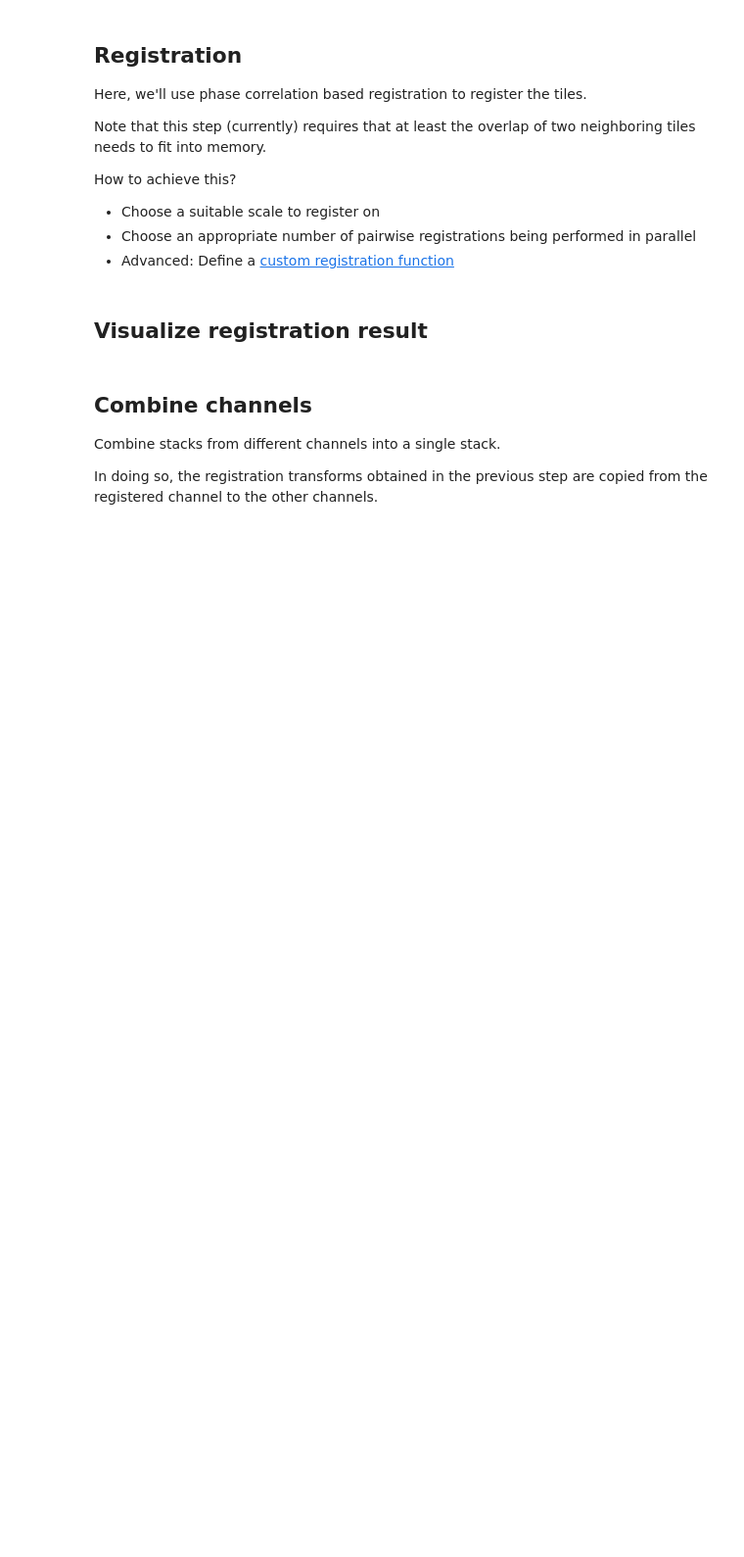
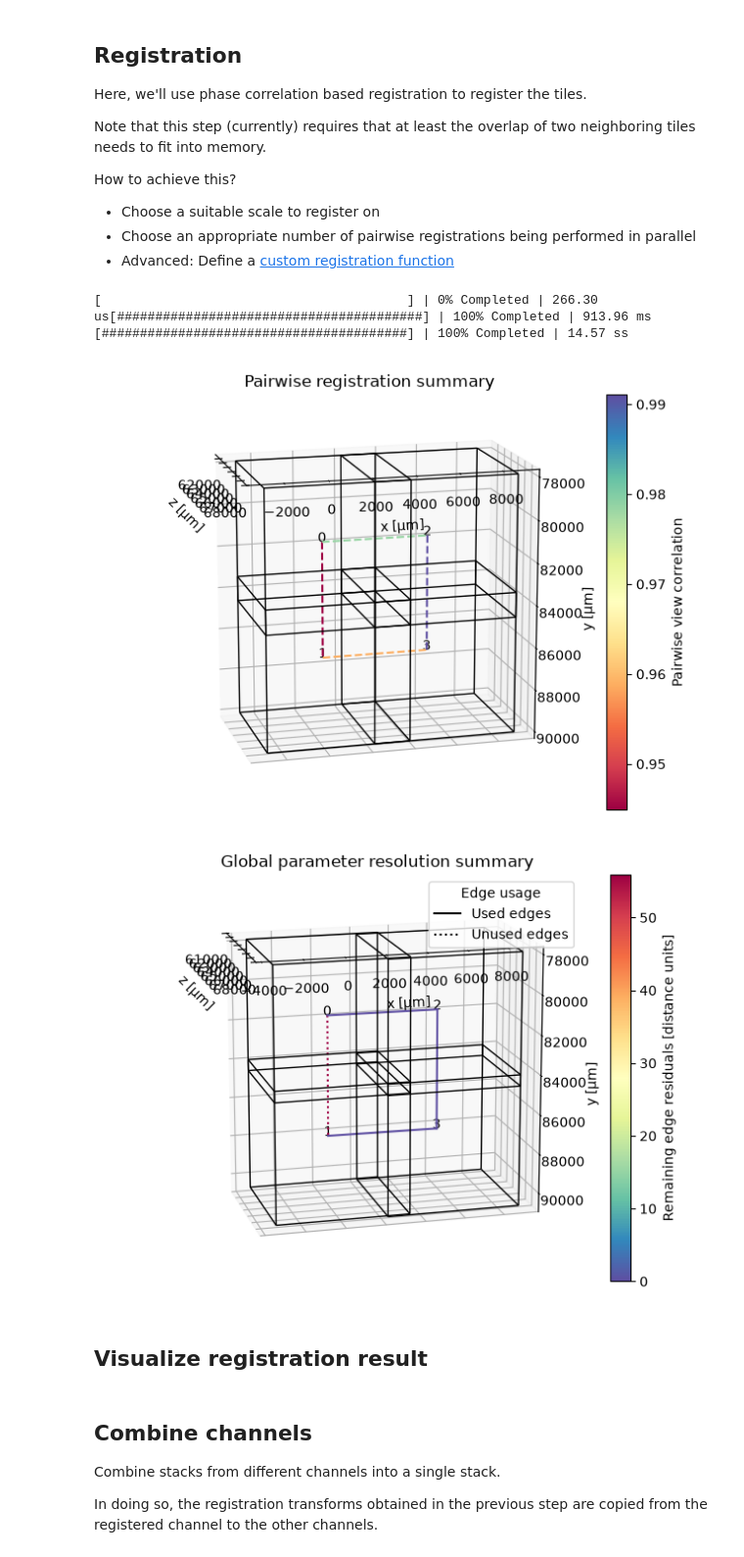
Before and after one commit to multiview-stitcher/multiview-stitcher, a Jupyter notebook: notebooks/stitching_mesospim.ipynb, the cells around one changed output. Shown at 98% size. Saved outputs shown, nothing was run; the diff lists cells and outputs as text; code cells hidden in the pictures; blank space fills up the shorter version.

```diff
--- a/notebooks/stitching_mesospim.ipynb
+++ b/notebooks/stitching_mesospim.ipynb
@@ -123,11 +178,12 @@ for izg, zgroup in enumerate(zgroups[:]):
     for idim, dim in enumerate(['z', 'y', 'x']):
         xparams_ome_zarr.loc[dim, "1"] *= spacing[dim]
 
-    msim = ngff_utils.ngff_multiscales_to_msim(
-        ngff_zarr.from_ngff_zarr(filepath),
+    msim = ngff_utils.read_msim_from_ome_zarr(
+        filepath,
         transform_key='ome-zarr',
-        )
+    )
 
+    # assign spacing
     msim = msim.map_over_datasets(lambda ds: xr.Dataset(
         {'image': ds.image.assign_coords(
                     {dim: ds.image.coords[dim] * spacing[dim]
@@ -238,0 +310,34 @@ dfi
+# %%
+from dask.delayed import delayed
+from dask import compute
+
+resolution_level = 3
+
+def gradient_magnitude_mean(image):
+    """
+    Returns the mean gradient magnitude.
+    """
+    x = np.array(image).squeeze()
+    grads = np.gradient(x)
+    grad_mag = np.sqrt(sum(g * g for g in grads))
+    return grad_mag.mean()
+
+# Build lazy Dask scalars, one per row
+df["grad_mag"] = df["msim"].map(
+    lambda msim: delayed(gradient_magnitude_mean)(msim[f"scale{resolution_level}/image"])
+)
+
+# Execute all rows in parallel
+df["grad_mag"] = compute(
+    *df["grad_mag"].to_list(),
+    # scheduler="single-threaded",
+)
+
+# for each group of tile, angle, ch keep only the illumination with the highest mean gradient magnitude
+dfi = df.groupby(['tile', 'angle', 'ch'])[['msim', 'ill', 'grad_mag', 'filepath']].apply(
+    lambda group: group.loc[group['grad_mag'].idxmax()]
+)
+
+dfi = dfi.reset_index()
+
+dfi
@@ -250,24 +365,30 @@ How to achieve this?
 # %%
 import dask.diagnostics
 
 # select a channel for registration
 reg_channel_index = 1
 df_reg = dfi[(dfi.ch == reg_channel_index)]
 
 # select a resolution level for registration
-reg_res_level = 2
+reg_res_level = 3
 
 with dask.diagnostics.ProgressBar():
     registration.register(
             df_reg['msim'].tolist(),
             transform_key='ome-zarr',
             new_transform_key='phase_corr_registered',
             reg_channel_index=0,
             # registration_binning={'z': 2, 'y': 2, 'x': 2},
             pre_registration_pruning_method='keep_axis_aligned',
             reg_res_level=reg_res_level,
             n_parallel_pairwise_regs=10, # trade-off speed vs memory requirements (estimate of required memory: 2 * n_parallel_pairwise_regs * overlap_data_size))
+            plot_summary=True,
         )
+# %% [output]
+[                                        ] | 0% Completed | 266.30 us[########################################] | 100% Completed | 913.96 ms
+[########################################] | 100% Completed | 14.57 ss
+[figure, added]
+[figure, added]
 # %% [markdown]
 ## Visualize registration result
 # %%
```
Also changed, not shown: parts of 17 cells of this notebook.
